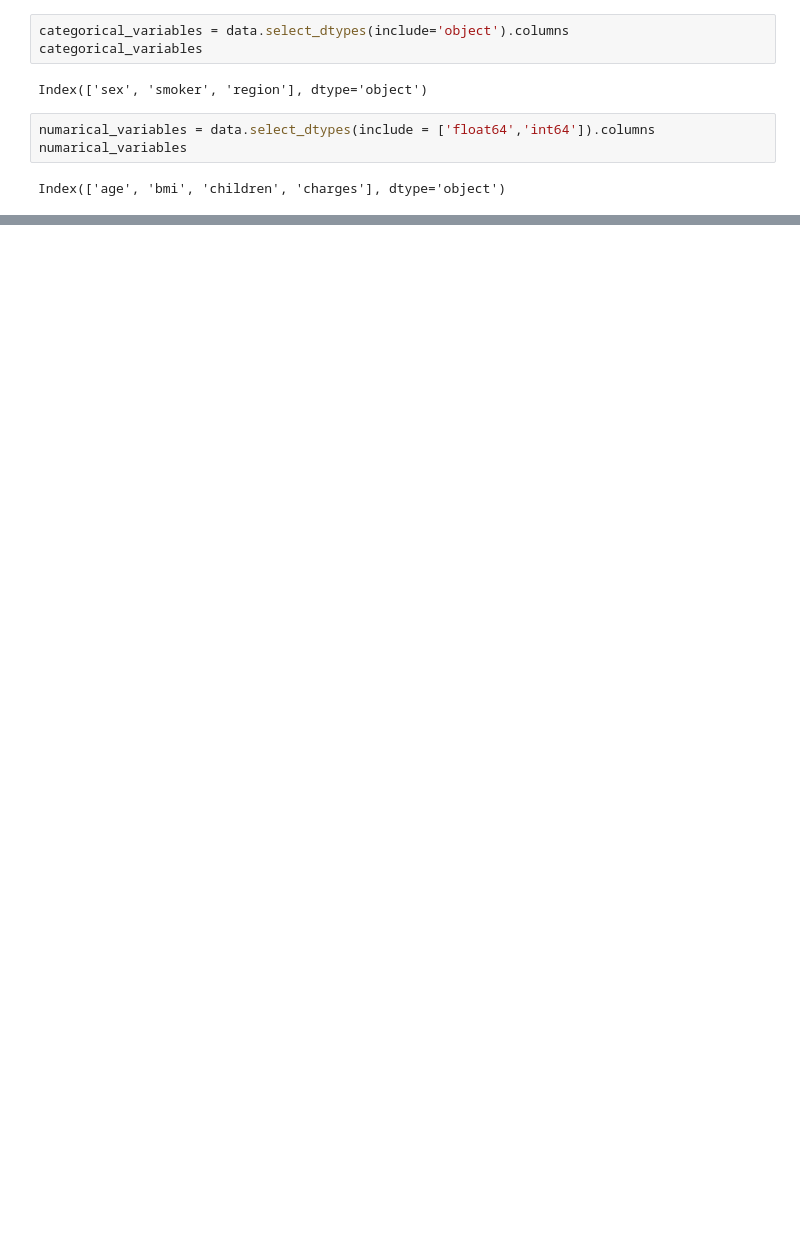
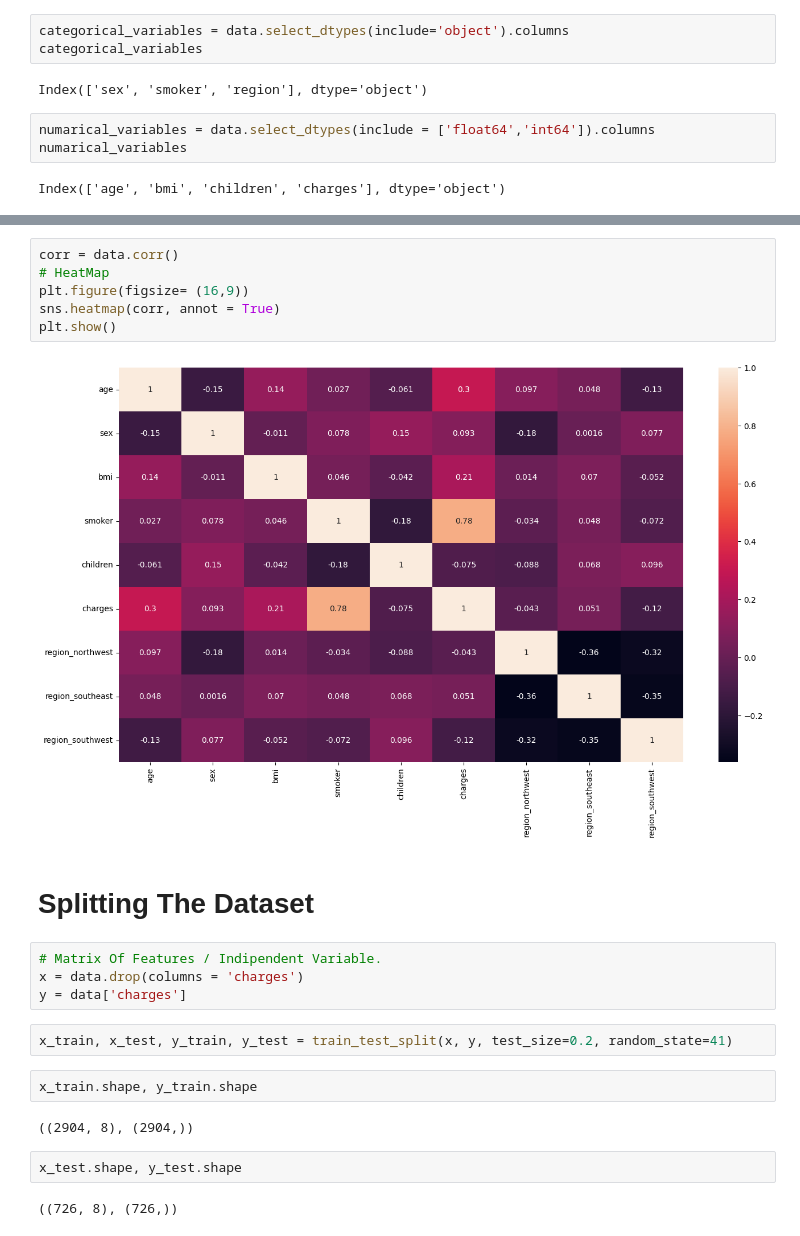
Before and after one commit to mungekarkiran/Medical_Insurance_Cost_Forecast_using_Regression, a Jupyter notebook: research/Medical Insurance Cost Forecast using Regression.ipynb, the cells around one changed output, grey strips where cells are left out. Saved outputs shown, nothing was run; the diff lists cells and outputs as text; blank space fills up the shorter version.

```diff
--- a/research/Medical Insurance Cost Forecast using Regression.ipynb
+++ b/research/Medical Insurance Cost Forecast using Regression.ipynb
@@ -44,0 +154,24 @@ Index(['age', 'bmi', 'children', 'charges'], dtype='object')
+# %%
+corr = data.corr()
+# HeatMap
+plt.figure(figsize= (16,9))
+sns.heatmap(corr, annot = True)
+plt.show()
+# %% [output]
+[figure, added]
+# %% [markdown]
+# Splitting The Dataset
+# %%
+# Matrix Of Features / Indipendent Variable.
+x = data.drop(columns = 'charges')
+y = data['charges']
+# %%
+x_train, x_test, y_train, y_test = train_test_split(x, y, test_size=0.2, random_state=41)
+# %%
+x_train.shape, y_train.shape
+# %% [output]
+((2904, 8), (2904,))
+# %%
+x_test.shape, y_test.shape
+# %% [output]
+((726, 8), (726,))
```
Also changed, not shown: parts of 35 cells of this notebook.
